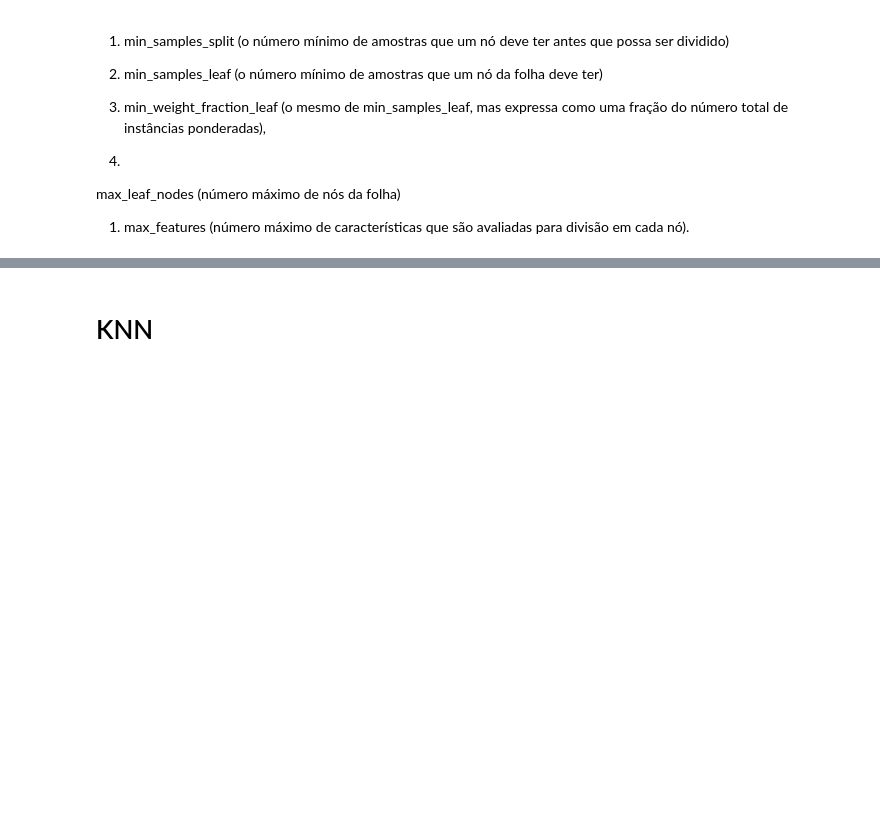
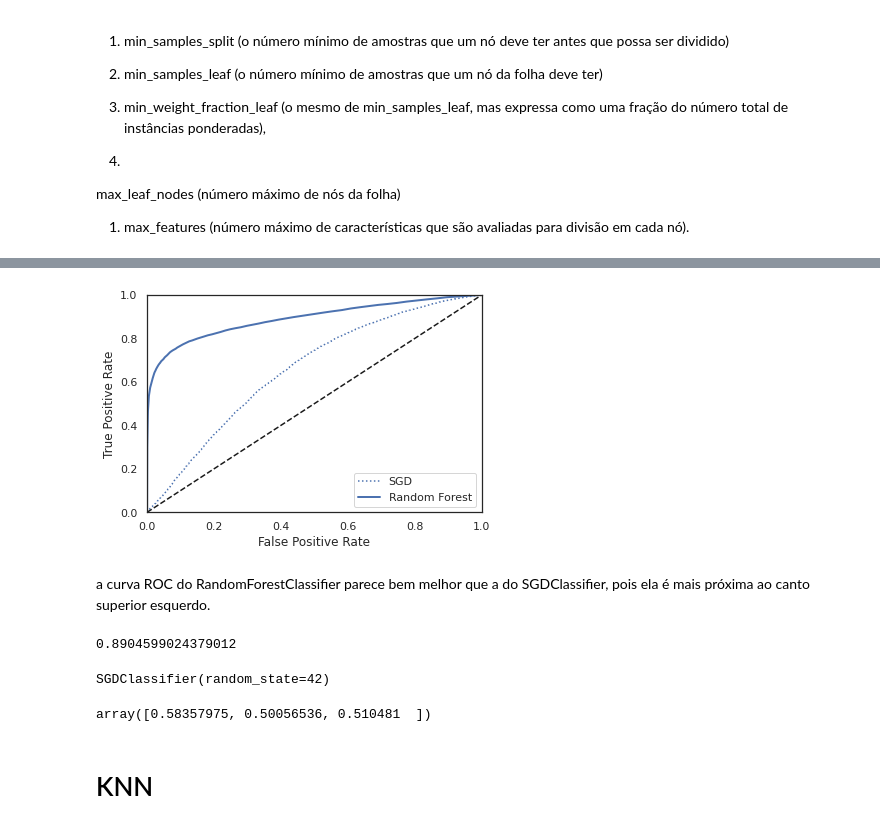
Before and after one commit to MarciaGodoy/decisiontree, a Jupyter notebook: default.ipynb, the cells around one changed output, grey strips where cells are left out. Drawn from its saved outputs; the diff is of its cells as text; code cells hidden in the pictures; blank space fills up the shorter version.

```diff
--- a/default.ipynb
+++ b/default.ipynb
@@ -956,0 +1212,4 @@ params = {'criterion': 'gini', 'max_depth': 5, 'min_impurity_decrease': 0.0, 'sp
+# %%
+from sklearn.metrics import roc_auc_score
+y_scores_forest = y_probas_forest[:, 1] # pontuação = probabilidade de classe positiva
+fpr_forest, tpr_forest, thresholds_forest = roc_curve(y_train_val,y_scores_forest)
@@ -956,0 +1227,13 @@ params = {'criterion': 'gini', 'max_depth': 5, 'min_impurity_decrease': 0.0, 'sp
+# %%
+plt.plot(fpr, tpr, "b:", label="SGD")
+plot_roc_curve(fpr_forest, tpr_forest, "Random Forest")
+plt.legend(loc="lower right")
+plt.show()
+# %% [output]
+[figure, added]
+# %% [markdown]
+a curva ROC do RandomForestClassifier parece bem melhor que a do SGDClassifier, pois ela é mais próxima ao canto superior esquerdo.
+# %%
+roc_auc_score(y_train_val, y_scores_forest)
+# %% [output]
+0.8904599024379012
@@ -957,3 +1244,12 @@ params = {'criterion': 'gini', 'max_depth': 5, 'min_impurity_decrease': 0.0, 'sp
+# %%
+sgd_clf = SGDClassifier(random_state=42)
+sgd_clf.fit(X_train_val, y_train_val)
+# %% [output]
+SGDClassifier(random_state=42)
+# %%
+>>> cross_val_score(sgd_clf, X_train_val, y_train_val, cv=3, scoring="accuracy")
+# %% [output]
+array([0.58357975, 0.50056536, 0.510481  ])
 # %% [markdown]
 # KNN
 # %%
```
Also changed, not shown: parts of 109 cells of this notebook.
